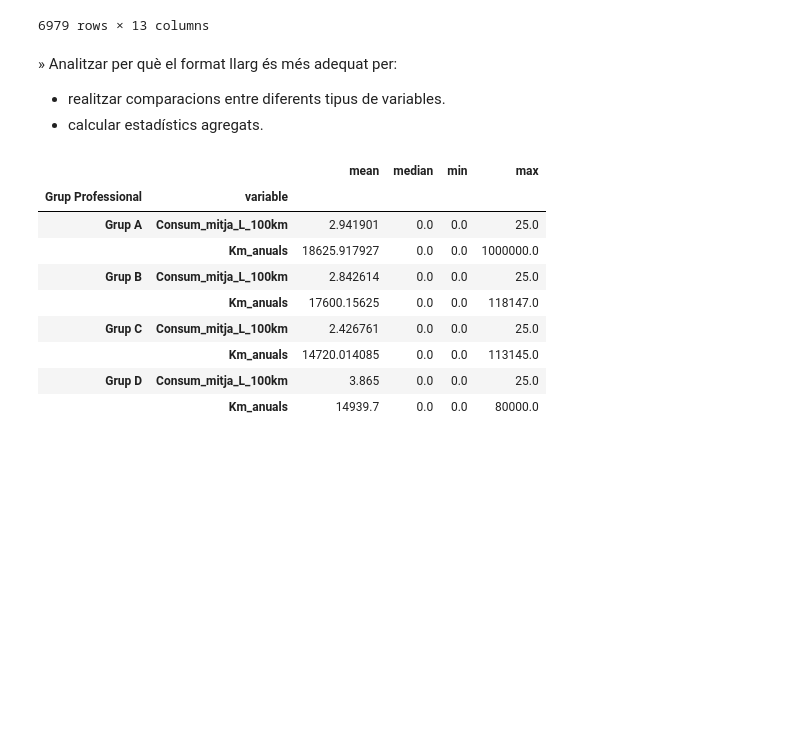
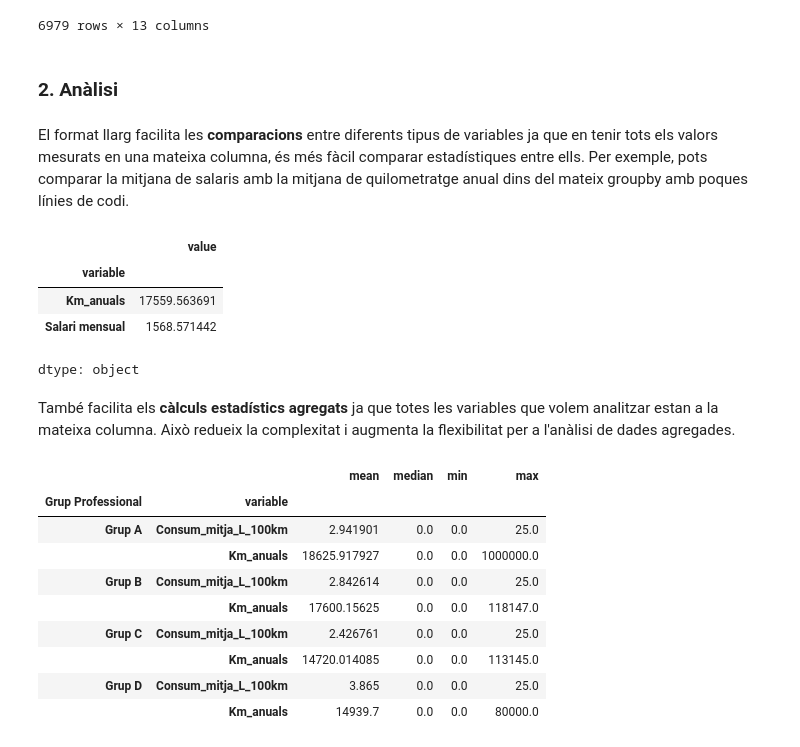
Before and after one commit to roser740/Data-Analytics, a Jupyter notebook: TASQUES S8/TS8_01_roser_carrera.ipynb, the cells around one changed output. Saved outputs shown, nothing was run; the diff lists cells and outputs as text; code cells hidden in the pictures; blank space fills up the shorter version.

```diff
--- a/TASQUES S8/TS8_01_roser_carrera.ipynb
+++ b/TASQUES S8/TS8_01_roser_carrera.ipynb
@@ -76,14 +71,3 @@ def ordenar_dataframe(df, camp, ordre):
-# %%
-def mostrar_dataframe(df, títol):
-#Presenta les dades en format tabular amb el títol indicat
-
-    # Mostrem títol
-    print("\n" + "="*100)
-    print(títol)
-    print("="*100)
-    # La funció display mostra les dades del dataframe en format taula.
-    # Utilitzem la propietat style per amagar la columna de l'índex.
-    display(df.style.hide(axis='index'))
 # %% [markdown]
 ### **1. Càrrega de les dades**
 # %%
@@ -1129,11 +1124,22 @@ df_llarg
 | 6977 | Sara | Serra | 90585882A | Espanya | Tarragona | 28.0 | 5.0 | ... |
 | 6978 | Kasper | Pettersen | 62042563B | Noruega | Oslo | 11.0 | 5.0 | ... |
 6979 rows × 13 columns
-# %% [markdown]
-» Analitzar per què el format llarg és més adequat per:
-
-*   realitzar comparacions entre diferents tipus de variables.
-*   calcular estadístics agregats.
+# %% [markdown]
+### **2. Anàlisi**
+# %% [markdown]
+El format llarg facilita les **comparacions** entre diferents tipus de variables ja que en tenir tots els valors mesurats en una mateixa columna, és més fàcil comparar estadístiques entre ells.
+Per exemple, pots comparar la mitjana de salaris amb la mitjana de quilometratge anual dins del mateix groupby amb poques línies de codi.
+# %%
+variables_mobilitat = ['Km_anuals', 'Salari mensual']
+df_llarg[df_llarg['variable'].isin(variables_mobilitat)].groupby('variable')['value'].mean()
+# %% [output]
+|  | value |
+| variable |  |
+| Km_anuals | 17559.563691 |
+| Salari mensual | 1568.571442 |
+dtype: object
+# %% [markdown]
+També facilita els **càlculs estadístics agregats** ja que totes les variables que volem analitzar estan a la mateixa columna. Això redueix la complexitat i augmenta la flexibilitat per a l'anàlisi de dades agregades.
 # %%
 variables_mobilitat = ['Km_anuals', 'Consum_mitja_L_100km']
 df_llarg[df_llarg['variable'].isin(variables_mobilitat)].groupby(['Grup Professional', 'variable'])['value'].agg(['mean', 'median', 'min', 'max'])
```
Also changed, not shown: parts of 20 cells of this notebook.
